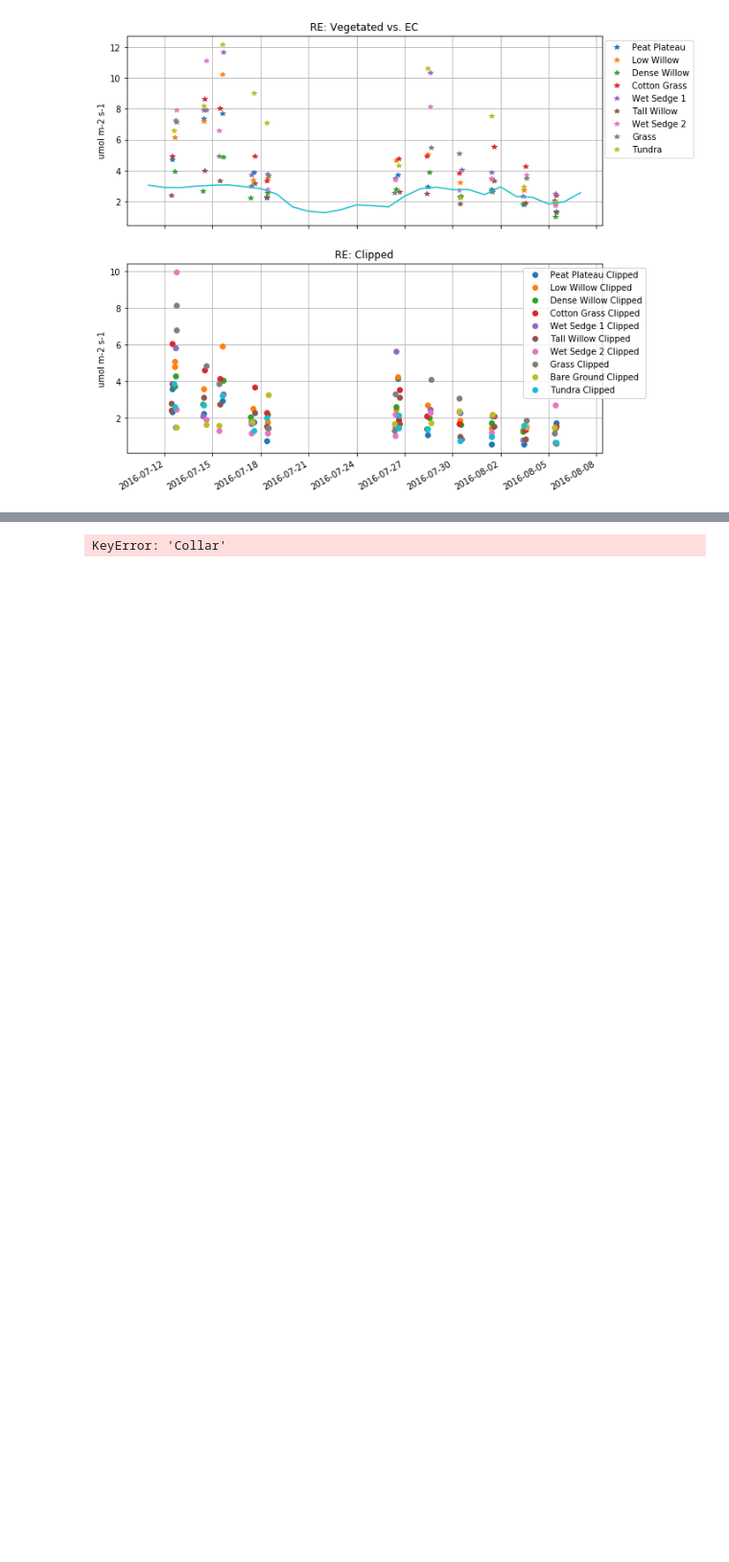
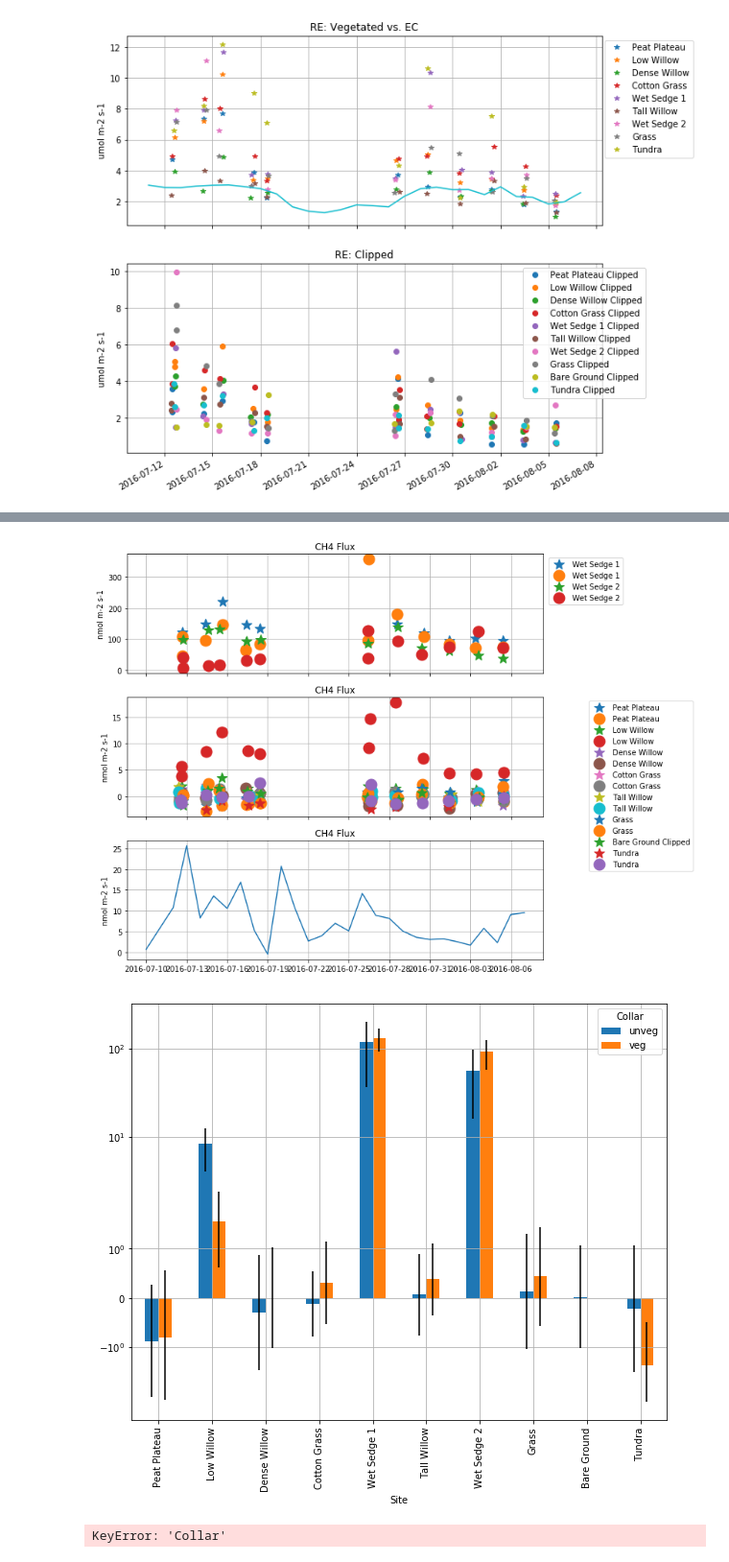
Before and after one commit to June-Skeeter/Illisarvik_Processing, a Jupyter notebook: Compiler.ipynb, the cells around one changed output, grey strips where cells are left out. Shown: that part at 96% size. Saved outputs shown, nothing was run; the diff lists cells and outputs as text; code cells hidden in the pictures; blank space fills up the shorter version.

```diff
--- a/Compiler.ipynb
+++ b/Compiler.ipynb
@@ -228,3 +160,75 @@ Wet Sedge 2 Mean Diff:  2.570566433566433
 Grass Mean Diff:  0.9904825174825178
 Tundra Mean Diff:  4.713146853146854
 [figure]
+# %%
+Names={'T12' : 'Tundra',
+'B6' : 'Peat Plateau',
+'C3' : 'Low Willow',
+'E2' : 'Dense Willow',
+'E7' : 'Cotton Grass',
+'F3' : 'Wet Sedge 1',
+'F8' : 'Tall Willow',
+'H6' : 'Wet Sedge 2',
+'H7' : 'Grass',
+'J6' : 'Bare Ground'}
+
+CD=pd.read_csv(Root+'ChamberData.csv',header=0,parse_dates={'datetime':[1,2]},
+               index_col=['Site','Collar','datetime'])
+
+# print(CD)
+
+fig,axes = plt.subplots(3,1,figsize = (10,10),sharex=True)
+for site in CD.index.get_level_values(0).unique():
+    if site == 'F3' or site == 'H6':
+        ax = axes[0]
+    else:ax = axes[1]
+    if site != 'J6':
+        ax.plot(CD.loc[site,'veg']['CH4 Flux  (nmol/m2/s)'],
+                 label=Names[site],marker = '*',linewidth=0,markersize=15)
+        ax.plot(CD.loc[site,'unveg']['CH4 Flux  (nmol/m2/s)'],
+                 label=Names[site],marker = 'o',linewidth=0,markersize=15)
+
+        print(Names[site]+' Mean Diff: ',
+  CD.loc[site,'veg']['CH4 Flux  (nmol/m2/s)'].count(),
+              CD.loc[site,'unveg']['CH4 Flux  (nmol/m2/s)'].count())
+    else:
+        ax.plot(CD.loc[site,'unveg']['CH4 Flux  (nmol/m2/s)'],
+             linestyle=':',label=Names[site]+' Clipped',marker = '*',linewidth=0,markersize=15)
+
+axes[0].legend(bbox_to_anchor=(1.2, 1))
+axes[1].legend(bbox_to_anchor=(1.1, 1))
+axes[2].plot(Data['fch4'].resample('D').mean()*1000)
+
+
+for ax in axes:
+    ax.grid()
+    ax.set_ylabel('nmol m-2 s-1')
+    ax.set_title('CH4 Flux')
+
+
+# CD2 = CD.resample('D').mean()
+
+level_values = CD.index.get_level_values
+CDMean = CD.groupby([level_values(i) for i in [0,1]]).mean()
+CDStd = CD.groupby([level_values(i) for i in [0,1]]).std()
+#                       +[pd.Grouper(freq='2D', level=-1)]).mean())
+# print(CD2)
+
+fig,ax = plt.subplots(1,1,figsize= (10,8))
+CD2['CH4 Flux  (nmol/m2/s)'].unstack().plot.bar(stacked=False,yerr=CDStd['CH4 Flux  (nmol/m2/s)'].unstack(),ax=ax)
+# CD2['CH4 Flux  (nmol/m2/s)'].unstack().plot(kind='errorbar', stacked=False)
+plt.yscale('symlog')
+plt.grid()
+XL = [item.get_text() for item in ax.get_xticklabels()]
+for i,l in enumerate(XL):
+    XL[i] = Names[l]
+
+ax.set_xticklabels(XL)
+print(XL)
+
+# plt.figure(figsize = (10,5))
+# for site in CD2.index.get_level_values(0).unique():
+#     if site!='J6':
+#         plt.plot(CD2.loc[site,'veg']['CH4 Flux  (nmol/m2/s)'],marker = '*',linewidth=0,markersize=15)
+#         plt.plot(CD2.loc[site,'unveg']['CH4 Flux  (nmol/m2/s)'],marker = 'o',linewidth=0,markersize=15)
+# %% [output]
@@ -231,3 +245,5 @@ Tundra Mean Diff:  4.713146853146854
+[figure, added]
+[figure, added]
 # %%
 
 CD['Site2'] = CD['Site']
```
Also changed, not shown: parts of 2 cells of this notebook, 2 other files.
